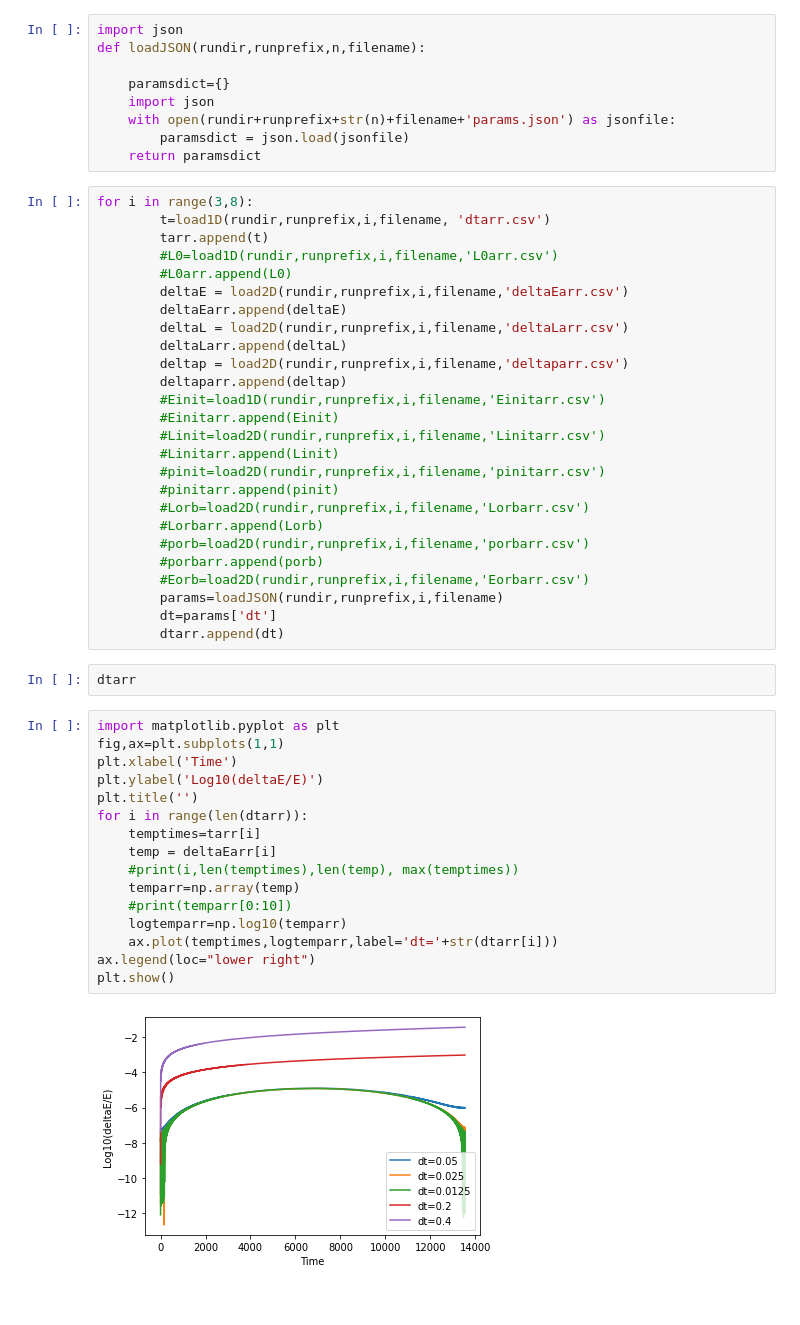
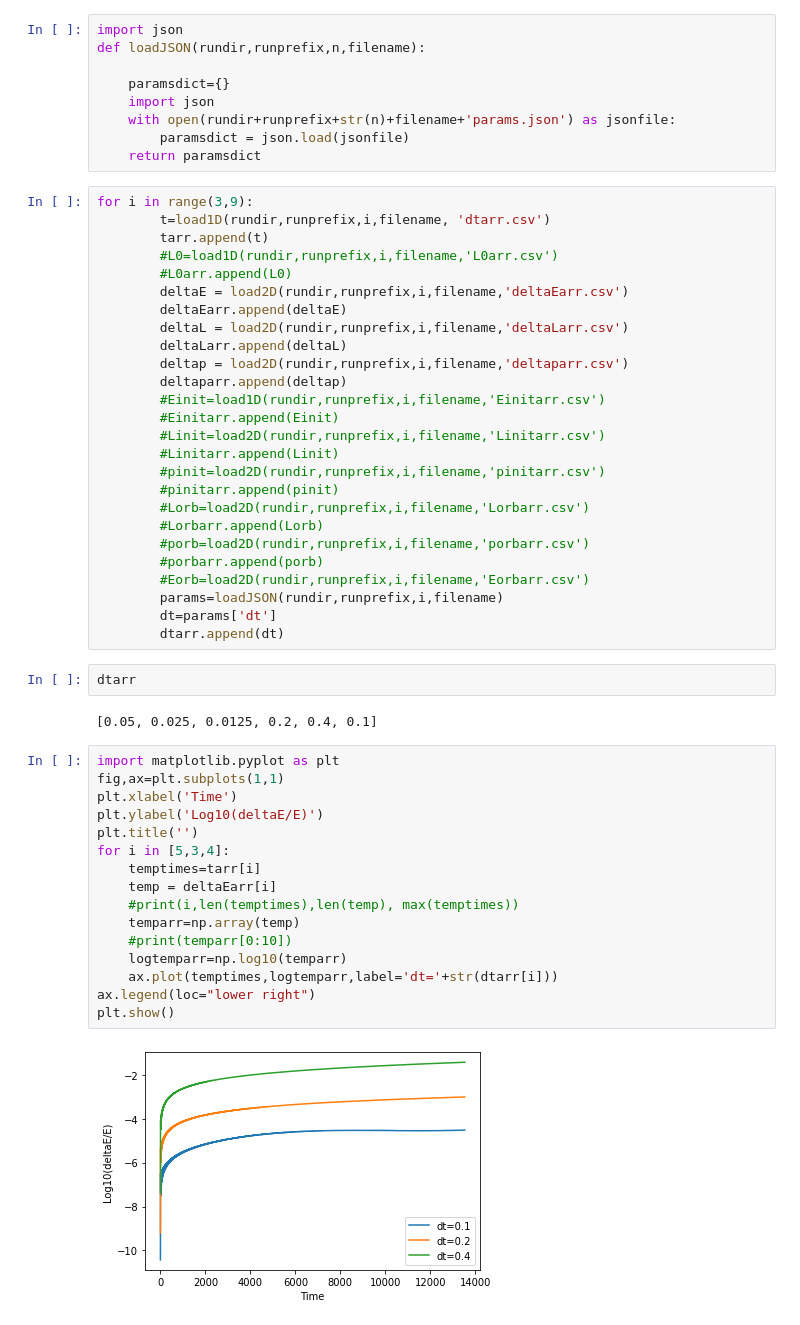
Before and after one commit to sdorsher/ThreeBodyOrbits, a Jupyter notebook: E vs t convergence plot.ipynb, the cells around one changed output. Saved outputs shown, nothing was run; the diff lists cells and outputs as text.

```diff
--- a/E vs t convergence plot.ipynb
+++ b/E vs t convergence plot.ipynb
@@ -58,7 +58,7 @@ def loadJSON(rundir,runprefix,n,filename):
         paramsdict = json.load(jsonfile)
     return paramsdict
 # %%
-for i in range(3,8):
+for i in range(3,9):
         t=load1D(rundir,runprefix,i,filename, 'dtarr.csv')
         tarr.append(t)
         #L0=load1D(rundir,runprefix,i,filename,'L0arr.csv')
@@ -85,21 +85,23 @@ for i in range(3,8):
         dtarr.append(dt)
 # %%
 dtarr
+# %% [output]
+[0.05, 0.025, 0.0125, 0.2, 0.4, 0.1]
 # %%
 import matplotlib.pyplot as plt
 fig,ax=plt.subplots(1,1)
 plt.xlabel('Time')
 plt.ylabel('Log10(deltaE/E)')
 plt.title('')
-for i in range(len(dtarr)):
+for i in [5,3,4]:
     temptimes=tarr[i]
     temp = deltaEarr[i]
     #print(i,len(temptimes),len(temp), max(temptimes))
     temparr=np.array(temp)
     #print(temparr[0:10])
     logtemparr=np.log10(temparr)
     ax.plot(temptimes,logtemparr,label='dt='+str(dtarr[i]))
 ax.legend(loc="lower right")
 plt.show()
 # %% [output]
-[figure, old version]
+[figure, new version]
```
Also changed, not shown: parts of 2 cells of this notebook, 1 other file.
